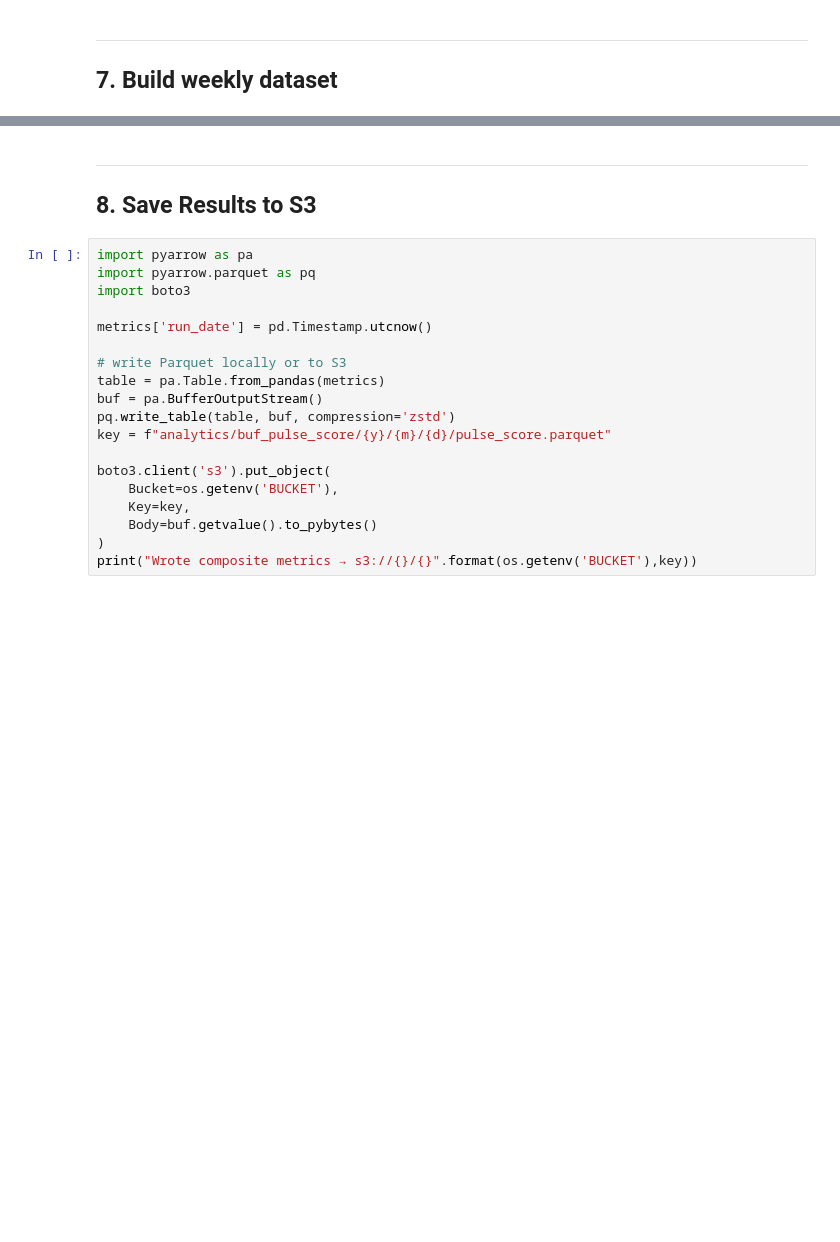
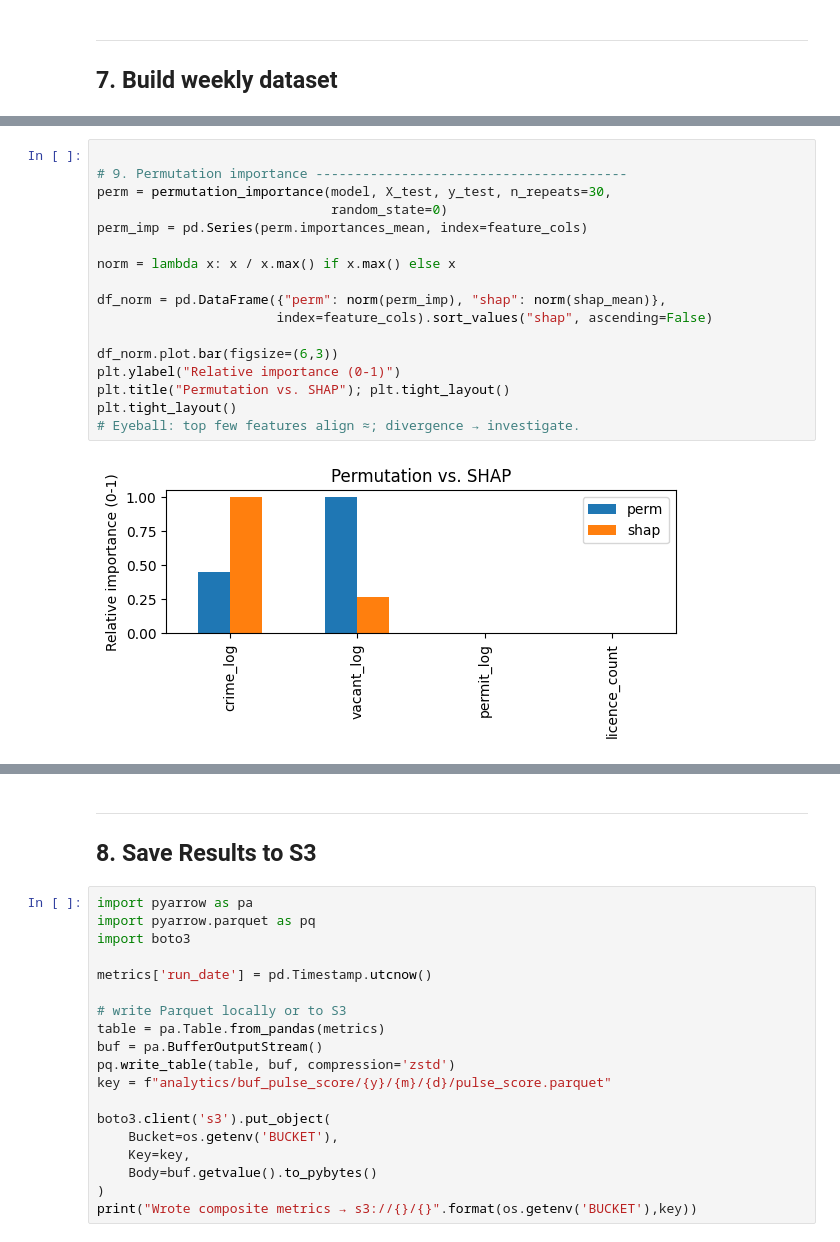
Before and after one commit to colinspear/civic-pulse-rochester, a Jupyter notebook: notebooks/pulse_score.ipynb, the cells around one changed output, grey strips where cells are left out. Drawn from its saved outputs; the diff is of its cells as text; blank space fills up the shorter version.

```diff
--- a/notebooks/pulse_score.ipynb
+++ b/notebooks/pulse_score.ipynb
@@ -294,0 +465,19 @@ array([[-6.14082149e+01, -4.66870159e+00,  0.00000000e+00,
+# %%
+
+# 9. Permutation importance ----------------------------------------
+perm = permutation_importance(model, X_test, y_test, n_repeats=30,
+                              random_state=0)
+perm_imp = pd.Series(perm.importances_mean, index=feature_cols)
+
+norm = lambda x: x / x.max() if x.max() else x
+
+df_norm = pd.DataFrame({"perm": norm(perm_imp), "shap": norm(shap_mean)},
+                       index=feature_cols).sort_values("shap", ascending=False)
+
+df_norm.plot.bar(figsize=(6,3))
+plt.ylabel("Relative importance (0-1)")
+plt.title("Permutation vs. SHAP"); plt.tight_layout()
+plt.tight_layout()
+# Eyeball: top few features align ≈; divergence → investigate.
+# %% [output]
+[figure, added]
```
Also changed, not shown: parts of 32 cells of this notebook, 1 other file.
